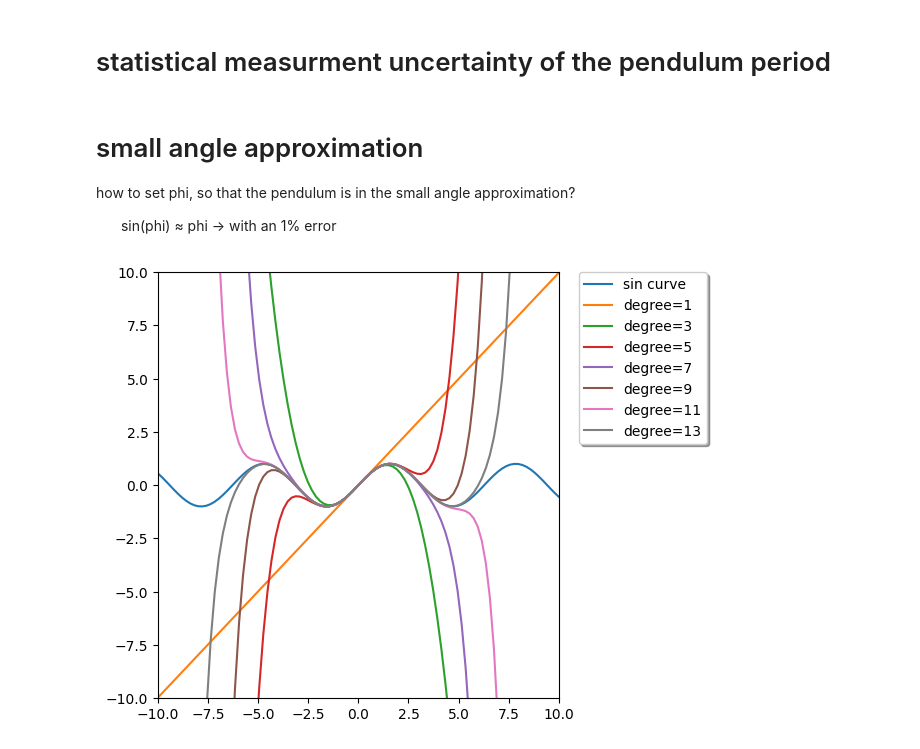
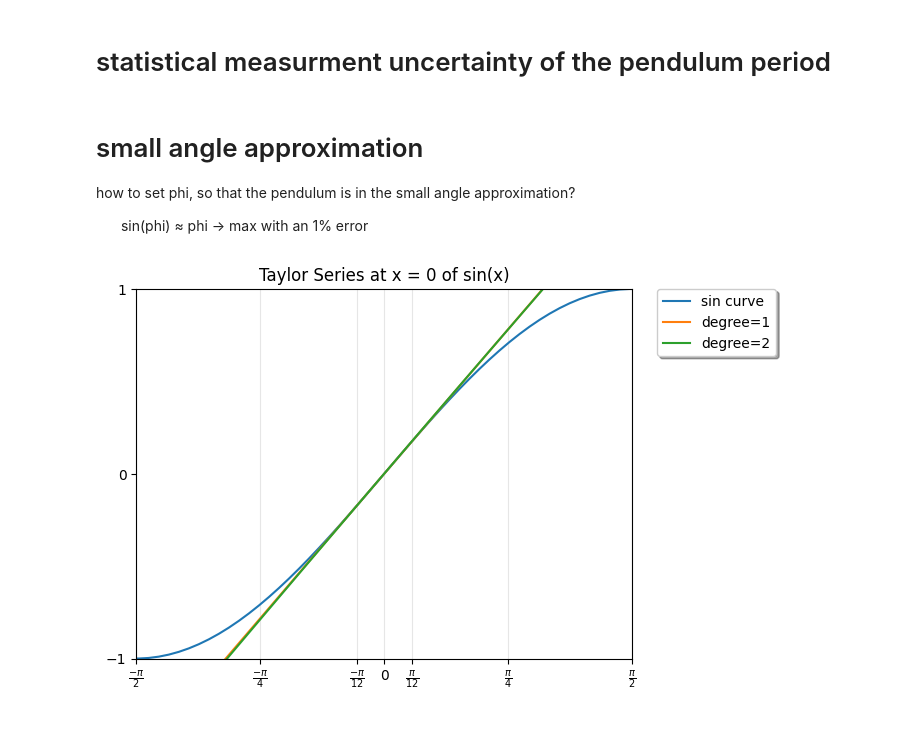
Before and after one commit to huyenanh-nguyen/MB14_Classical_mechanics, a Jupyter notebook: Pendulum/F3_PEndulum.ipynb, the cells around one changed output. Drawn from its saved outputs; the diff is of its cells as text; code cells hidden in the pictures.

Commit message:
taylor series of sinx

```diff
--- a/Pendulum/F3_PEndulum.ipynb
+++ b/Pendulum/F3_PEndulum.ipynb
@@ -13,21 +14,4 @@ from scipy.interpolate import approximate_taylor_polynomial
 
 how to set phi, so that the pendulum is in the small angle approximation? <br>
 
-&ensp;&ensp;&ensp; sin(phi) ≈ phi -> with an 1% error
+&ensp;&ensp;&ensp; sin(phi) ≈ phi -> max with an 1% error
-# %%
-import numpy as np
-import matplotlib.pyplot as plt
-from scipy.interpolate import approximate_taylor_polynomial
-x = np.linspace(-10.0, 10.0, num=100)
-plt.plot(x, np.sin(x), label="sin curve")
-for degree in np.arange(1, 15, step=2):
-    sin_taylor = approximate_taylor_polynomial(np.sin, 0, degree, 1,
-                                               order=degree + 2)
-    plt.plot(x, sin_taylor(x), label=f"degree={degree}")
-plt.legend(bbox_to_anchor=(1.05, 1), loc='upper left',
-           borderaxespad=0.0, shadow=True)
-plt.tight_layout()
-plt.axis([-10, 10, -10, 10])
-plt.show()
-# %% [output]
-[figure, removed]
@@ -35,0 +18,28 @@ excelpath = Path('F3_Pendulum.xlsx')
+# %%
+x = np.linspace(-np.pi, np.pi, 100) # generating 100 points between - π and π
+
+fig, ax = plt.subplots()
+ax.plot(x, np.sin(x), label="sin curve")    # plot a sin(x) curve
+
+for degree in np.arange(1, 3, step=1):
+    sin_taylor = approximate_taylor_polynomial(np.sin, 0, degree, 1,
+                                               order=degree + 2)
+
+    ax.plot(x, sin_taylor(x), label=f"degree={degree}") # plotting the Taylorseries to the second degree
+
+
+ax.legend(bbox_to_anchor=(1.05, 1), loc='upper left',
+           borderaxespad=0.0, shadow=True)
+
+ax.set_yticks([-1 , 0, 1])
+ax.set_xticks([(- 0.5 * np.pi) , (- 0.25 * np.pi) ,(- (1/18) * np.pi) , 0, ((1/18) * np.pi), ( 0.25 * np.pi), ( 0.5 * np.pi)])
+plt.axis([- 0.5 * np.pi, 0.5 * np.pi, -1, 1])
+plt.grid(axis='x', color='0.90')
+labels = [r'$\frac{-\pi}{2}$',r'$\frac{-\pi}{4}$',r'$\frac{-\pi}{12}$', r"0", r'$\frac{\pi}{12}$',r'$\frac{\pi}{4}$', r'$\frac{\pi}{2}$']
+
+# labels = [r'$-\pi/2$',r'$-\pi/4$',r'$-\pi/18$', r"0", r'$\pi/18$',r'$\pi/4$', r'$\pi/2$']
+ax.set_xticklabels(labels)
+ax.set_title("Taylor Series at x = 0 of sin(x)")
+plt.show()
+# %% [output]
+[figure, added]
```
Also changed, not shown: parts of 3 cells of this notebook.
